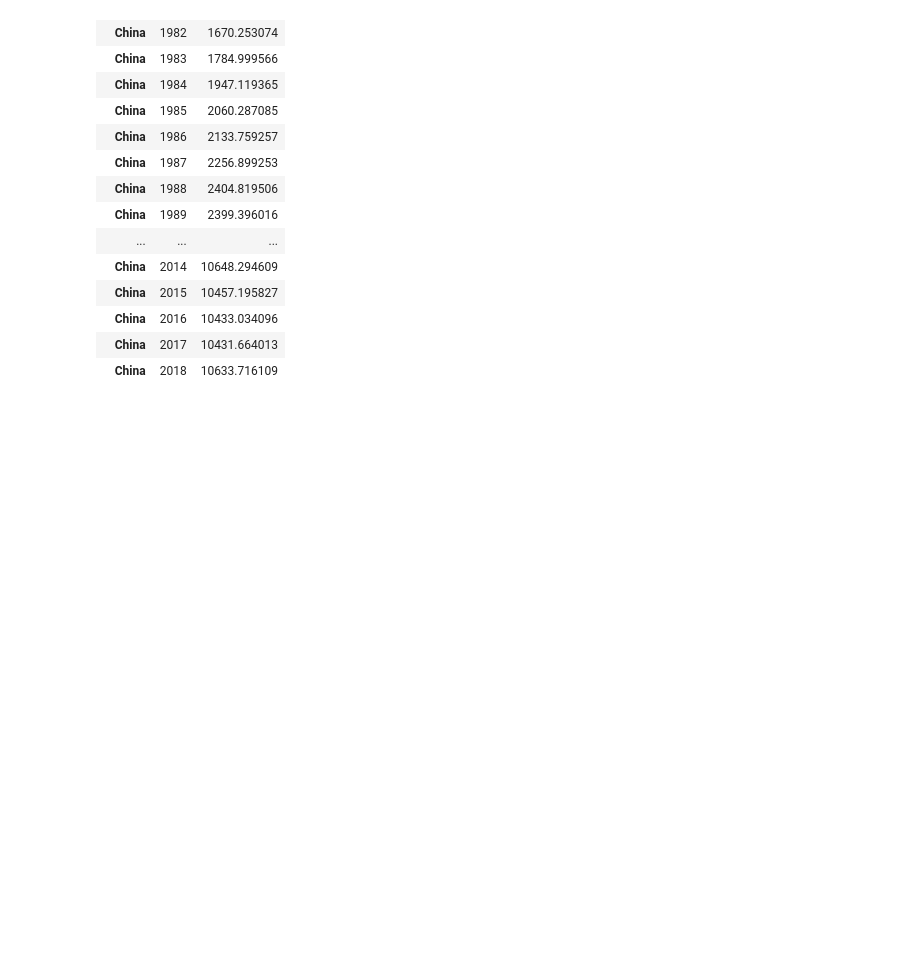
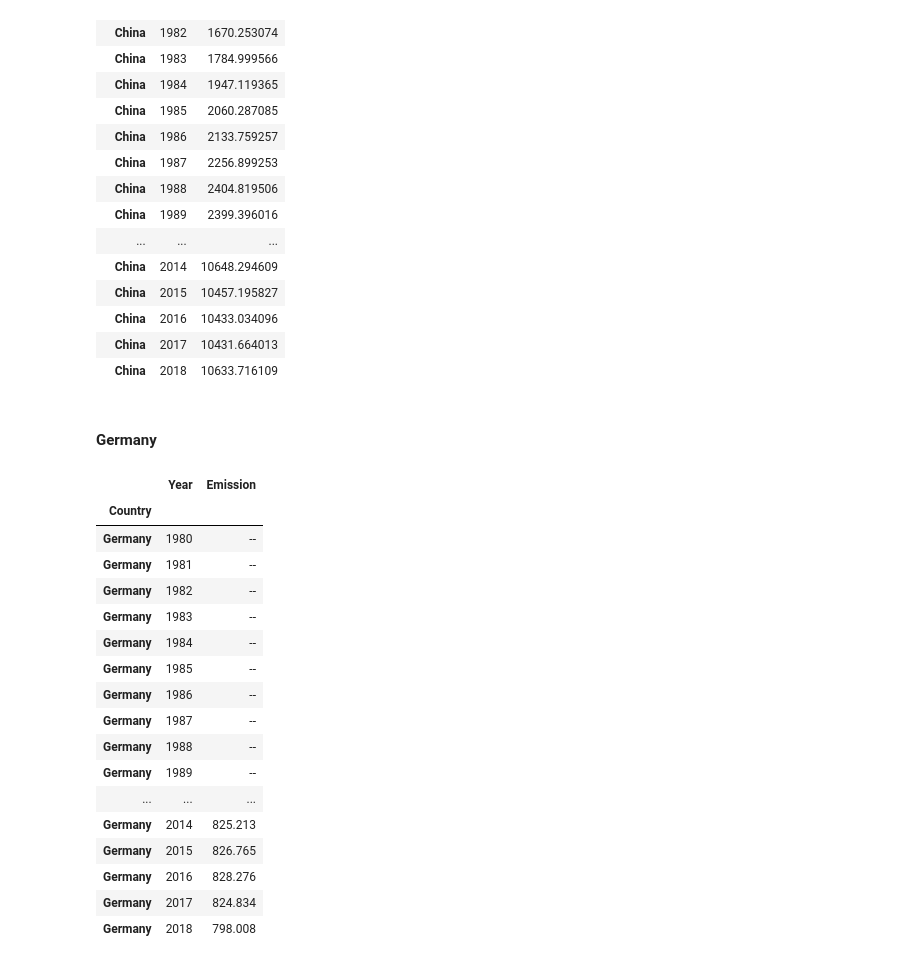
Before and after one commit to yuyhong23/ETL_Project, a Jupyter notebook: ETL_PROJECT.ipynb, the cells around one changed output. Saved outputs shown, nothing was run; the diff lists cells and outputs as text; code cells hidden in the pictures; blank space fills up the shorter version.

Commit message:
Cleaned up API emission data for Germany and US.

```diff
--- a/ETL_PROJECT.ipynb
+++ b/ETL_PROJECT.ipynb
@@ -117,0 +120,9 @@ print(json.dumps(co2_response, indent=4, sort_keys=False))
+# %%
+# Building query URL
+germany_co2_query_url = f"http://api.eia.gov/series/?api_key={eia_api_key}&series_id=INTL.4008-8-DEU-MMTCD.A"
+# %%
+# Get the info from JSON response
+co2_response_g = requests.get(germany_co2_query_url).json()
+
+# Get the data to display for creating call format
+print(json.dumps(co2_response_g, indent=4, sort_keys=False))
@@ -859,3 +917,60 @@ china_co2_info_df
 | China | 2016 | 10433.034096 |
 | China | 2017 | 10431.664013 |
 | China | 2018 | 10633.716109 |
+# %% [markdown]
+#### Germany
+# %%
+# Locate the wanted data from the json format output
+co2_germany = co2_response_g["series"][0]["data"]
+
+# Create a list of number for the range of the data
+# Create keys to hold the year and emission values
+# Loop through the list of data to append the needed info list
+range_numbers = [*range(0, len(co2_germany), 1)]
+
+co2_germany_year = []
+co2_germany_emission = []
+country_name_g = []
+
+for number in range_numbers:
+    list_set = co2_response_g["series"][0]["data"][number]
+    year = list_set[0]
+    emission = list_set[1]
+    name = "Germany"
+    co2_germany_year.append(year)
+    co2_germany_emission.append(emission)
+    country_name_g.append(name)
+
+# Create a data frame to hold the keys
+co2_germany_emission_dic = {
+    "Country":country_name_g,
+    "Year":co2_germany_year,
+    "Emission":co2_germany_emission
+}
+
+# Create a data frame
+# Change it to ascending order
+# Reset index to "Country"
+germany_co2_info_df = pd.DataFrame(co2_germany_emission_dic)
+germany_co2_info_df = germany_co2_info_df.sort_values(by="Year", ascending=True)
+germany_co2_info_df.set_index("Country", inplace=True)
+germany_co2_info_df.head()
+# %% [output]
+|  | Year | Emission |
+| Country |  |  |
+| Germany | 1980 | -- |
+| Germany | 1981 | -- |
+| Germany | 1982 | -- |
+| Germany | 1983 | -- |
+| Germany | 1984 | -- |
+| Germany | 1985 | -- |
+| Germany | 1986 | -- |
+| Germany | 1987 | -- |
+| Germany | 1988 | -- |
+| Germany | 1989 | -- |
+| ... | ... | ... |
+| Germany | 2014 | 825.213 |
+| Germany | 2015 | 826.765 |
+| Germany | 2016 | 828.276 |
+| Germany | 2017 | 824.834 |
+| Germany | 2018 | 798.008 |
```
Also changed, not shown: parts of 8 cells of this notebook.
